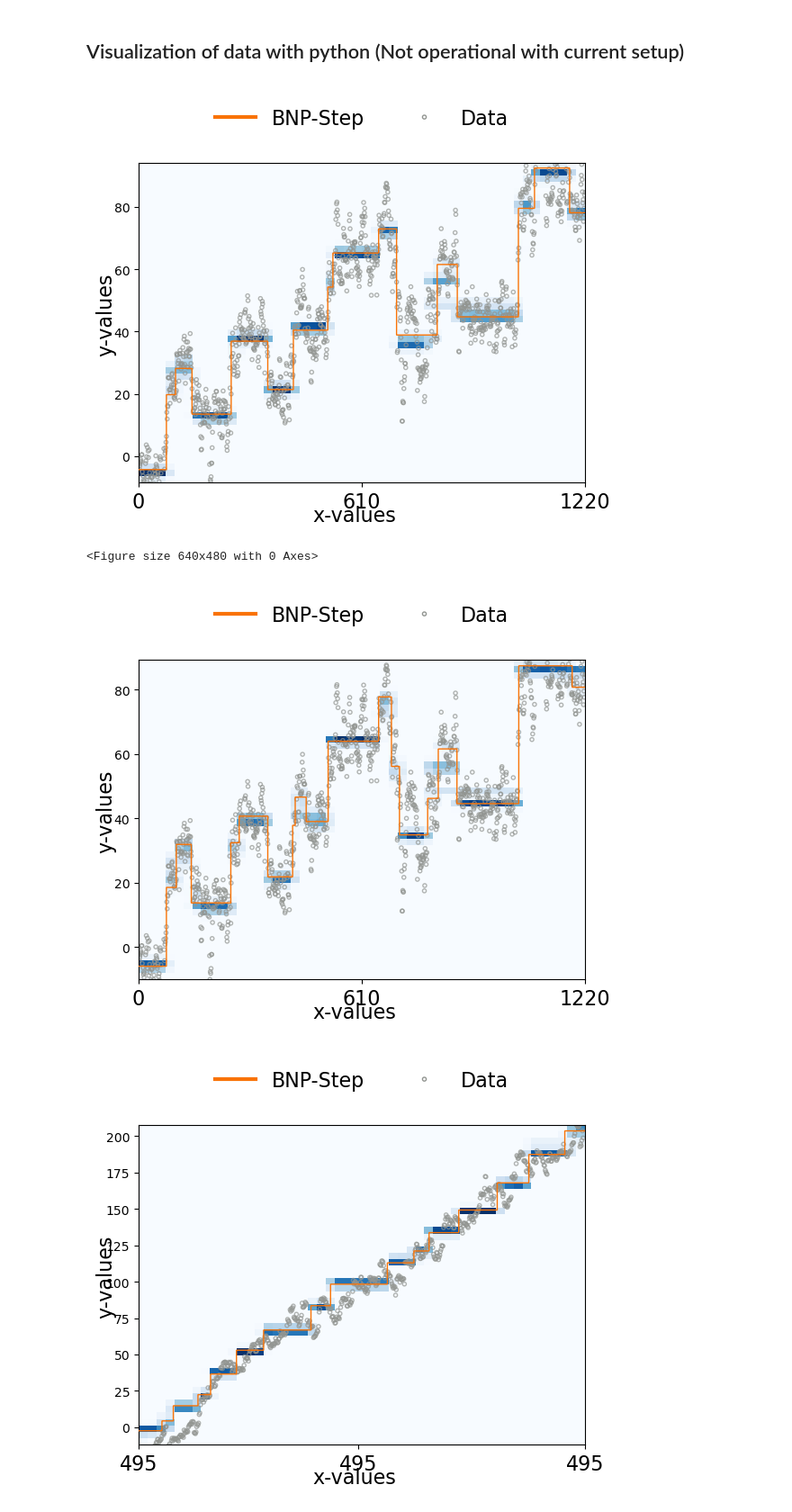
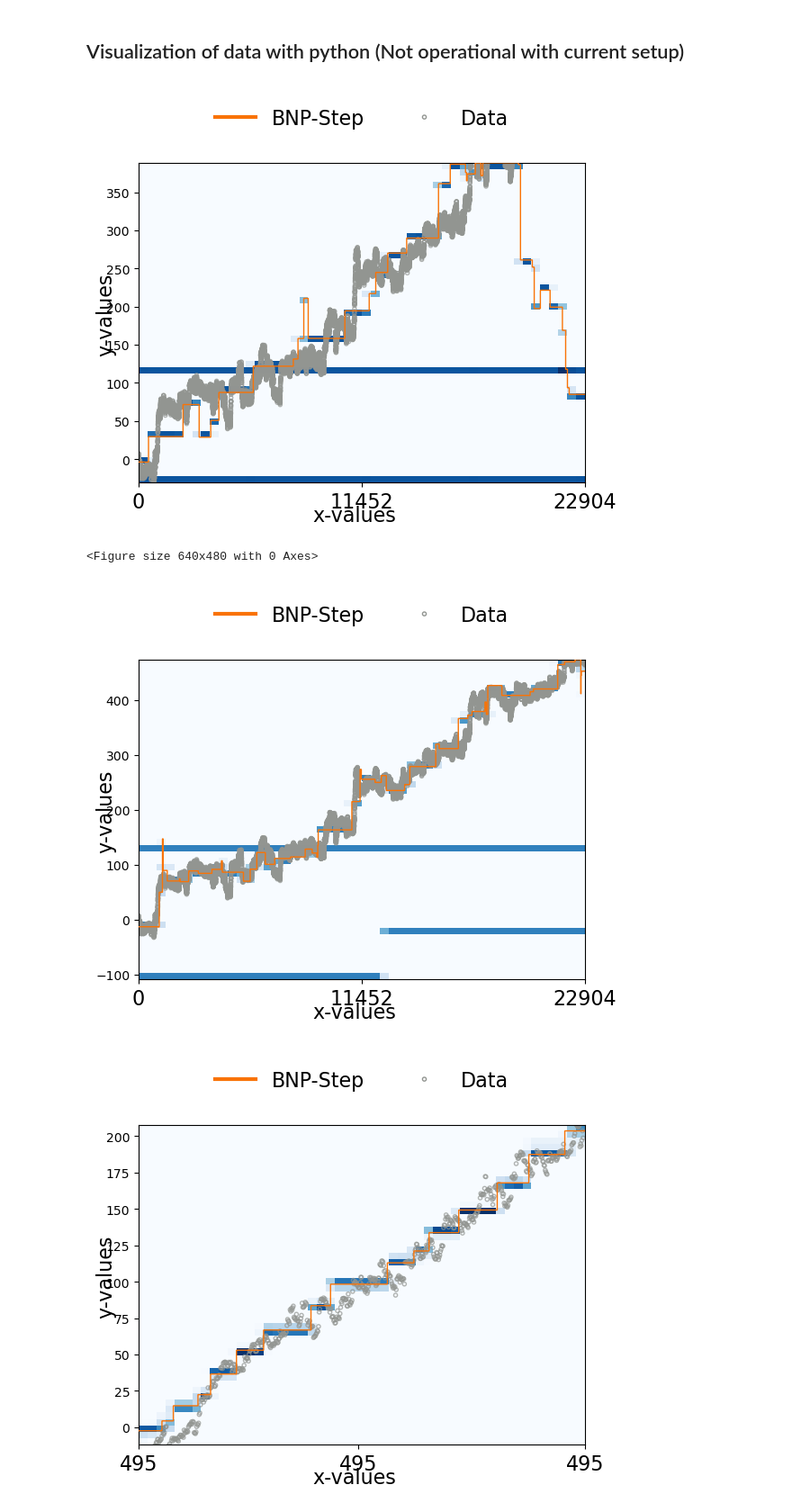
Before and after one commit to zyg1213/bnp-step_Yildiz, a Jupyter notebook: BNPStep_from_FIONA_test.ipynb, the cells around one changed output. Shown at 90% size. Drawn from its saved outputs; the diff is of its cells as text; code cells hidden in the pictures.

```diff
--- a/BNPStep_from_FIONA_test.ipynb
+++ b/BNPStep_from_FIONA_test.ipynb
@@ -28,8 +28,10 @@ def insert_before_pattern(fname, insert_str, pattern):
 # %% [markdown]
 ### Select (multiple) .mat fiona files for loading
 # %%
-file_paths = [r'C:\Users\Yildiz Lab\Desktop\BNP\Stier v2\241113-01-100126_47094_fiona.mat']
-n_samples = 1000
+file_paths = [r'C:\Users\Yildiz Lab\Desktop\BNP\Stier v2\250414-191227_15843_fast_acquisition.mat']
+file_name = '250414-191227_15843_fast_acquisition'
+
+n_samples = 2
 # %% [markdown]
 ### Run through all files and save bnpstep results in .mat and .pkl format
 
@@ -97,19 +99,23 @@ Iteration took 36.940292 seconds 1221
 # %%
 rootdir1 = r'C:\Users\Yildiz Lab\Desktop\BNP\Stier v2\\'
 rootdir2 = r'C:\Users\Yildiz Lab\Desktop\BNP\Stier v2\\'
+
+data = rootdir1 + file_name + '_tempdata.csv'
+result = rootdir1 + file_name + '_trial_sample'
+result_ori = rootdir1 + file_name + '_trial_sample_ori'
 # sampler = bnp.BNPStep(B_max=122)
-sampler.load_data(str(p.parent)+'/241113-01-100126_47094_fiona_tempdata.csv', has_timepoints=False)
-sampler.results_from_file(filename=rootdir1+'241113-01-100126_47094_fiona_trial_sample')
+sampler.load_data(data, has_timepoints=False)
+sampler.results_from_file(filename=result)
 sampler.visualize_results(plot_type='step')
 
 plt.figure()
-sampler_ori.load_data(str(p.parent)+'/241113-01-100126_47094_fiona_tempdata.csv', has_timepoints=False)
-sampler_ori.results_from_file(filename=rootdir1+'241113-01-100126_47094_fiona_trial_sample_ori')
+sampler_ori.load_data(data, has_timepoints=False)
+sampler_ori.results_from_file(filename=result_ori)
 sampler_ori.visualize_results(plot_type='step')
 # %% [output]
-[figure, old version]
+[figure, new version]
 <Figure size 640x480 with 0 Axes>
-[figure, old version]
+[figure, new version]
 # %%
 sampler.results_from_file(filename='/Users/slivka/Documents/University of California/Research/2Color/79469_fiona_trial_sample')
 sampler.visualize_results(plot_type='step')
```
Also changed, not shown: parts of 1 cell of this notebook, 3 other files.
